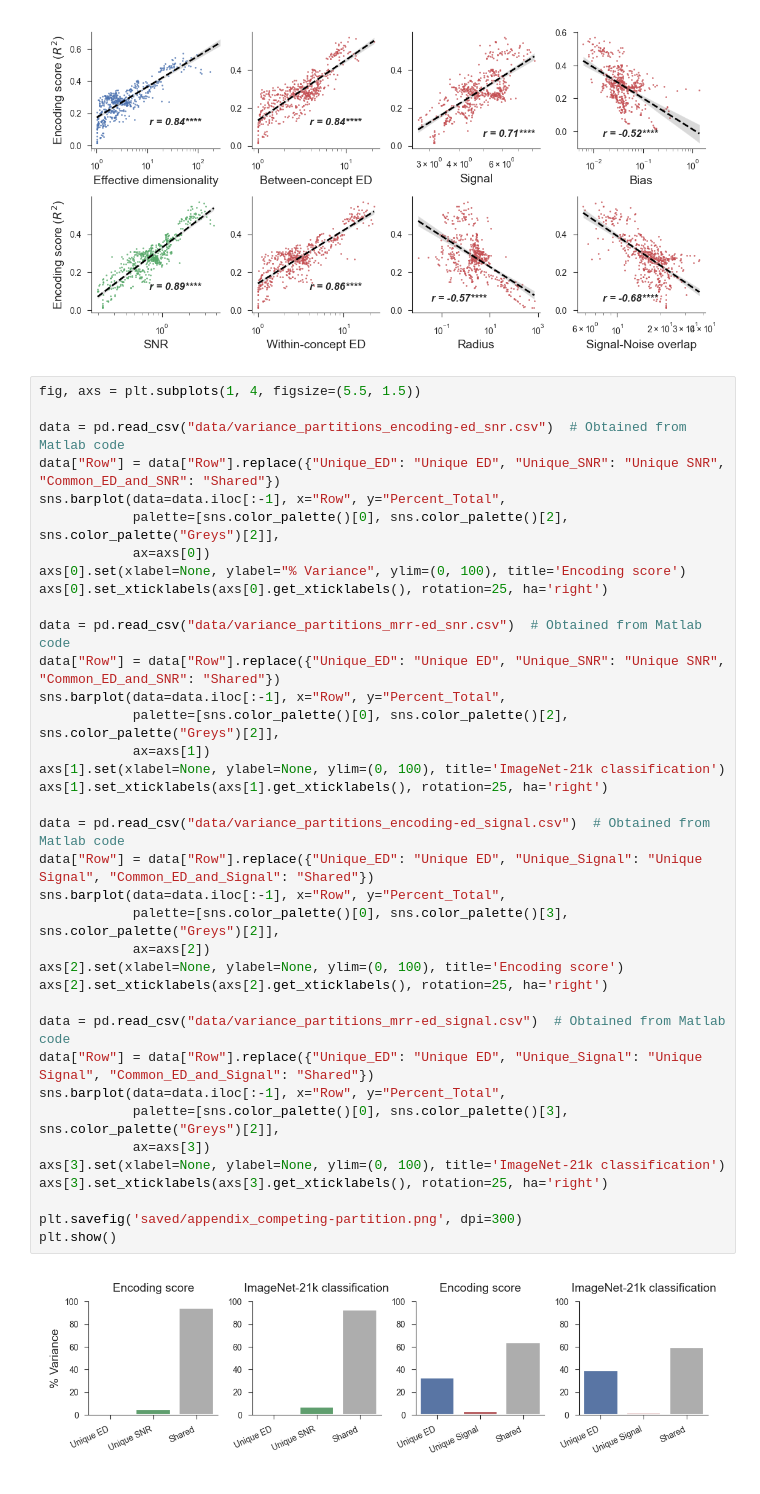
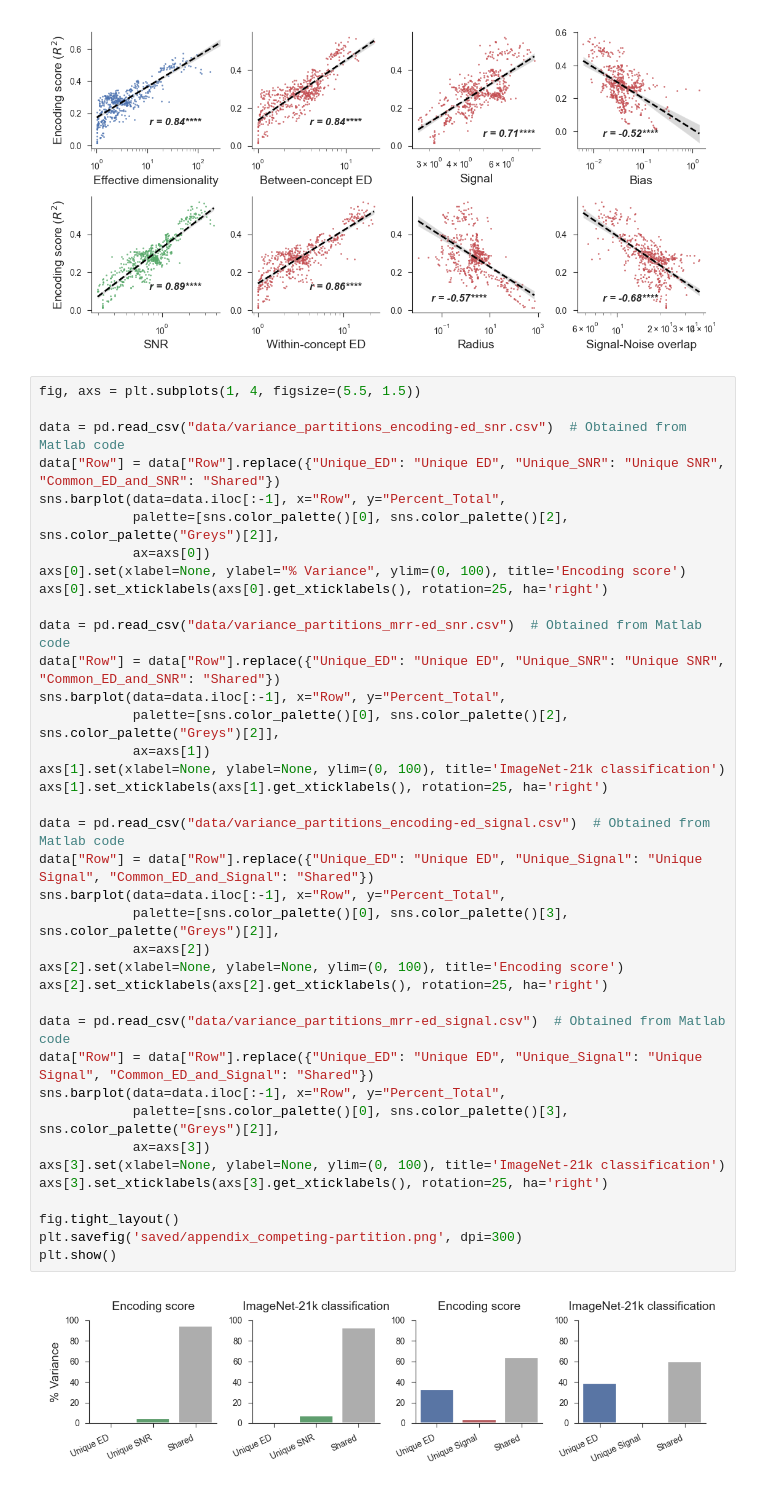
Before and after one commit to EricElmoznino/encoder_dimensionality, a Jupyter notebook: figures/manuscript/results.ipynb, the cells around one changed output. Saved outputs shown, nothing was run; the diff lists cells and outputs as text.

Commit message:
Updated a figure who's text was cutoff

```diff
--- a/figures/manuscript/results.ipynb
+++ b/figures/manuscript/results.ipynb
@@ -1238,31 +1238,32 @@ sns.barplot(data=data.iloc[:-1], x="Row", y="Percent_Total",
 axs[0].set(xlabel=None, ylabel="% Variance", ylim=(0, 100), title='Encoding score')
 axs[0].set_xticklabels(axs[0].get_xticklabels(), rotation=25, ha='right')
 
 data = pd.read_csv("data/variance_partitions_mrr-ed_snr.csv")  # Obtained from Matlab code
 data["Row"] = data["Row"].replace({"Unique_ED": "Unique ED", "Unique_SNR": "Unique SNR", "Common_ED_and_SNR": "Shared"})
 sns.barplot(data=data.iloc[:-1], x="Row", y="Percent_Total",
             palette=[sns.color_palette()[0], sns.color_palette()[2], sns.color_palette("Greys")[2]],
             ax=axs[1])
 axs[1].set(xlabel=None, ylabel=None, ylim=(0, 100), title='ImageNet-21k classification')
 axs[1].set_xticklabels(axs[1].get_xticklabels(), rotation=25, ha='right')
 
 data = pd.read_csv("data/variance_partitions_encoding-ed_signal.csv")  # Obtained from Matlab code
 data["Row"] = data["Row"].replace({"Unique_ED": "Unique ED", "Unique_Signal": "Unique Signal", "Common_ED_and_Signal": "Shared"})
 sns.barplot(data=data.iloc[:-1], x="Row", y="Percent_Total",
             palette=[sns.color_palette()[0], sns.color_palette()[3], sns.color_palette("Greys")[2]],
             ax=axs[2])
 axs[2].set(xlabel=None, ylabel=None, ylim=(0, 100), title='Encoding score')
 axs[2].set_xticklabels(axs[2].get_xticklabels(), rotation=25, ha='right')
 
 data = pd.read_csv("data/variance_partitions_mrr-ed_signal.csv")  # Obtained from Matlab code
 data["Row"] = data["Row"].replace({"Unique_ED": "Unique ED", "Unique_Signal": "Unique Signal", "Common_ED_and_Signal": "Shared"})
 sns.barplot(data=data.iloc[:-1], x="Row", y="Percent_Total",
             palette=[sns.color_palette()[0], sns.color_palette()[3], sns.color_palette("Greys")[2]],
             ax=axs[3])
 axs[3].set(xlabel=None, ylabel=None, ylim=(0, 100), title='ImageNet-21k classification')
 axs[3].set_xticklabels(axs[3].get_xticklabels(), rotation=25, ha='right')
 
+fig.tight_layout()
 plt.savefig('saved/appendix_competing-partition.png', dpi=300)
 plt.show()
 # %% [output]
-[figure, old version]
+[figure, new version]
```
Also changed, not shown: 3 other files.
